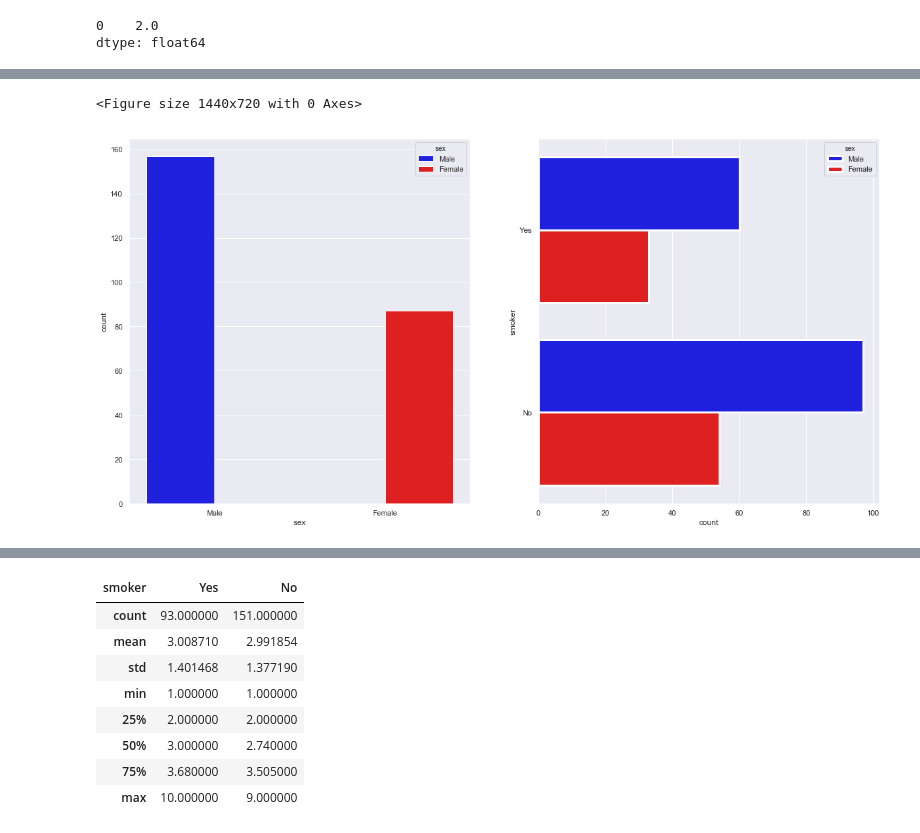
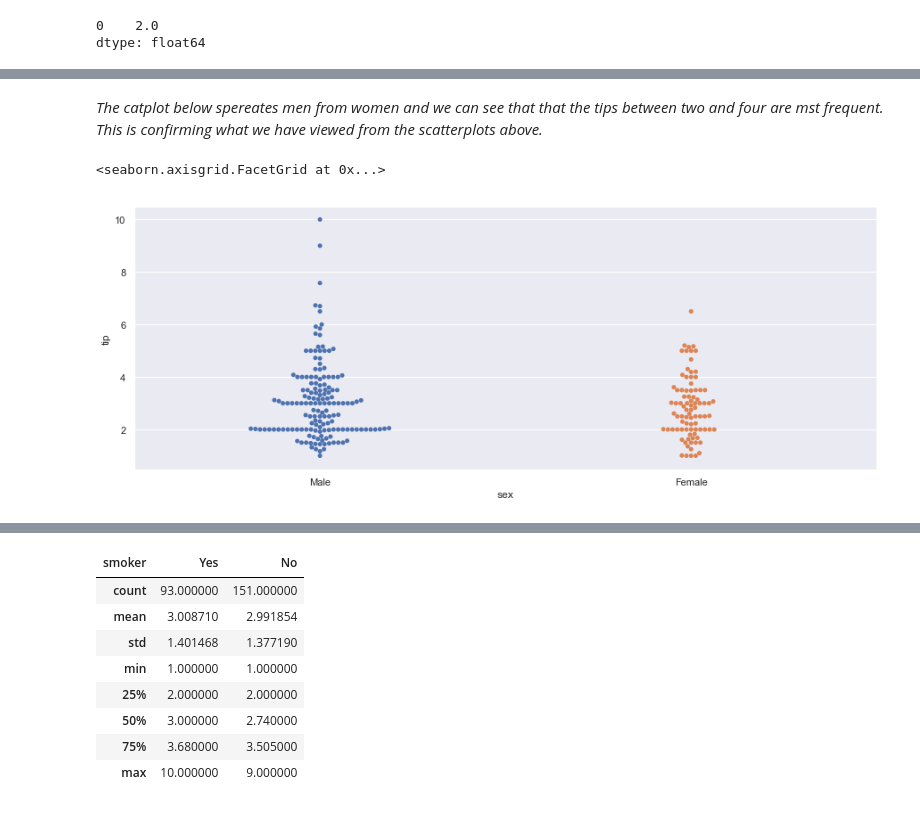
Before and after one commit to richardfeeney7/Fundamentals-Project, a Jupyter notebook: Fundamentals-Project 2019.ipynb, the cells around one changed output, grey strips where cells are left out. Drawn from its saved outputs; the diff is of its cells as text; code cells hidden in the pictures.

```diff
--- a/Fundamentals-Project 2019.ipynb
+++ b/Fundamentals-Project 2019.ipynb
@@ -121,17 +163,10 @@ We can see that the majority of the total bill is betwen 10 and qpprox 25.
-# %%
-# CountPlot (https://seaborn.pydata.org/generated/seaborn.countplot.html)
-
-colours = ["blue", "red"] # Define Colours
-hue_order = ["Male", "Female"]
-suptitle("Count Plot - Smokers", fontsize=40) # Define title and size
-
-f, axes = plt.subplots(1, 2)
-sns.countplot(x='sex', hue=hue, data=tips, palette=colours,  ax=axes[0])
-sns.countplot(y="smoker", linewidth=3, data=tips, hue="sex", palette=colours ,ax=axes[1])
-
-
-sns.set()
-sns.set(rc={'figure.figsize':(20,10)})
-# %% [output]
-<Figure size 1440x720 with 0 Axes>
-[figure, removed]
+# %% [markdown]
+_The catplot below spereates men from women and we can see that that the tips between two and four are mst frequent. This is confirming what we have viewed from the scatterplots above._
+# %%
+# Lets see the tips depending on sex
+colours = ["blue", "red"] # Define Plot Colours
+# Add kind. height and aspect to position accross the page
+sns.catplot(x="sex", y="tip", data=tips, kind="swarm", height=5, aspect=2.5)
+# %% [output]
+<seaborn.axisgrid.FacetGrid at 0x...>
+[figure, added]
```
Also changed, not shown: parts of 40 cells of this notebook, 1 other file.
